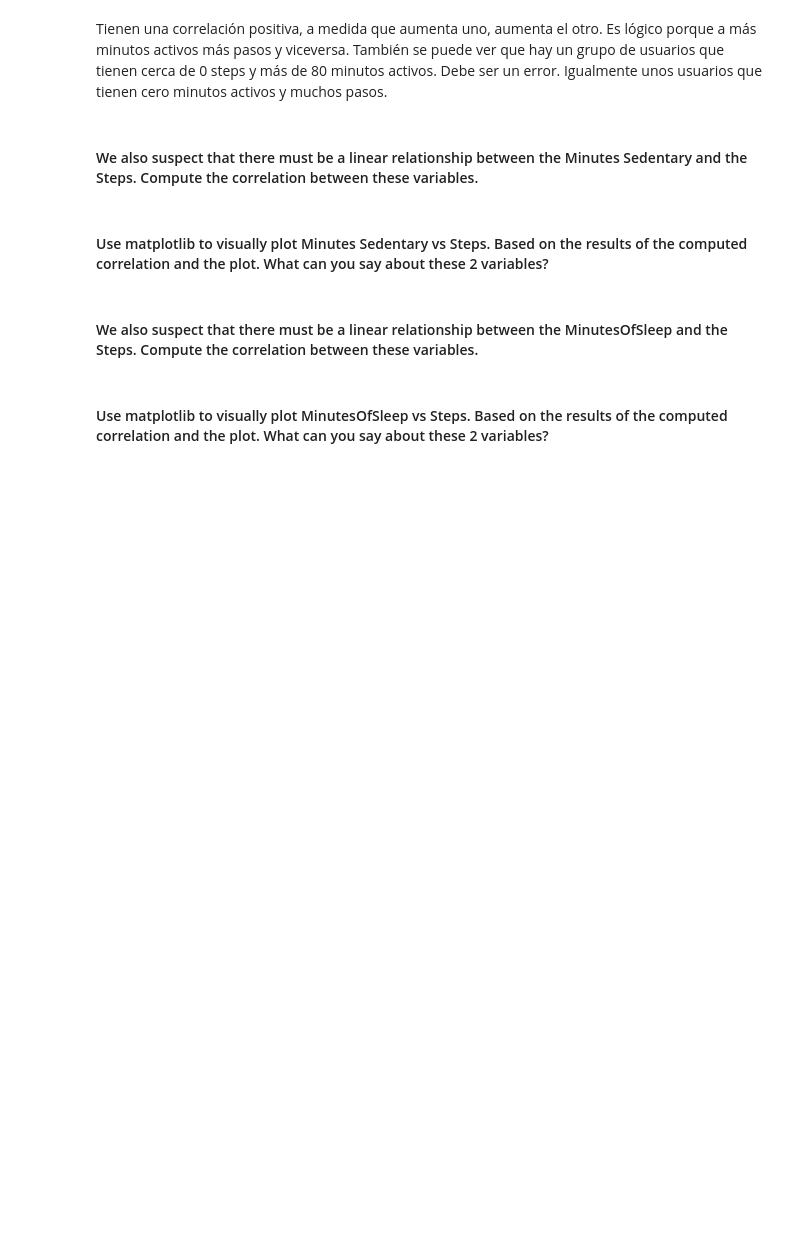
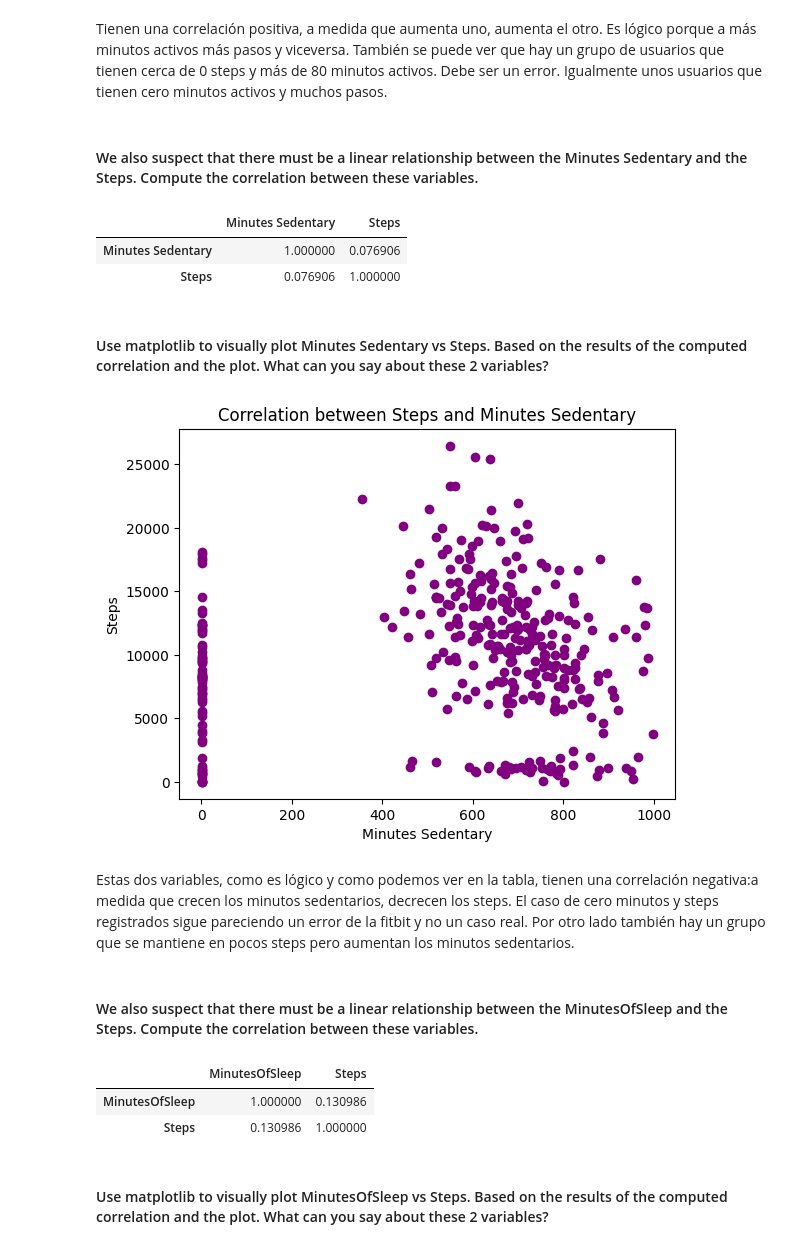
Before and after one commit to Ironhack-Data-Madrid-Octubre-2023/5.1-lab_pivot_table_and_correlation, a Jupyter notebook: your_code/main.ipynb, the cells around one changed output. Cells and saved outputs as stored; diff of their text form; code cells hidden in the pictures; blank space fills up the shorter version.

```diff
--- a/your_code/main.ipynb
+++ b/your_code/main.ipynb
@@ -310,5 +311,10 @@ Igualmente unos usuarios que tienen cero minutos activos y muchos pasos.
 #### We also suspect that there must be a linear relationship between the Minutes Sedentary and the Steps. Compute the correlation between these variables.
 # %%
 # your answer here
+fitbit[(['Minutes Sedentary', 'Steps'])].corr(numeric_only=True)
+# %% [output]
+|  | Minutes Sedentary | Steps |
+| Minutes Sedentary | 1.000000 | 0.076906 |
+| Steps | 0.076906 | 1.000000 |
 # %% [markdown]
 #### Use matplotlib to visually plot Minutes Sedentary vs Steps. Based on the results of the computed correlation and the plot. What can you say about these 2 variables?
@@ -319,6 +321,23 @@ Igualmente unos usuarios que tienen cero minutos activos y muchos pasos.
+# %%
+# your answer here
+plt.scatter(x=fitbit['Minutes Sedentary'], y=fitbit['Steps'], c='Purple')
+plt.xlabel('Minutes Sedentary')
+plt.ylabel('Steps')
+plt.title('Correlation between Steps and Minutes Sedentary');
+# %% [output]
+[figure, added]
+# %% [markdown]
+Estas dos variables, como es lógico y como podemos ver en la tabla, tienen una correlación negativa:a medida que crecen los minutos sedentarios, decrecen los steps.
+El caso de cero minutos y steps registrados sigue pareciendo un error de la fitbit y no un caso real.
+Por otro lado también hay un grupo que se mantiene en pocos steps pero aumentan los minutos sedentarios.
 # %% [markdown]
 #### We also suspect that there must be a linear relationship between the MinutesOfSleep and the Steps. Compute the correlation between these variables.
 # %%
 # your answer here
+fitbit[(['MinutesOfSleep', 'Steps'])].corr(numeric_only=True)
+# %% [output]
+|  | MinutesOfSleep | Steps |
+| MinutesOfSleep | 1.000000 | 0.130986 |
+| Steps | 0.130986 | 1.000000 |
 # %% [markdown]
 #### Use matplotlib to visually plot MinutesOfSleep vs Steps. Based on the results of the computed correlation and the plot. What can you say about these 2 variables?
```
Also changed, not shown: parts of 24 cells of this notebook.
